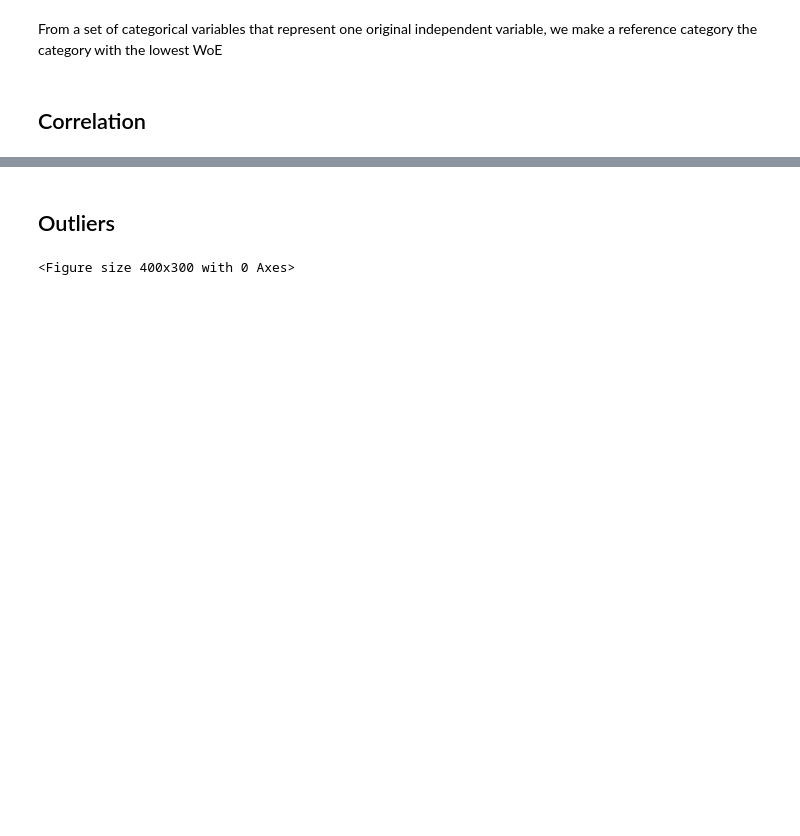
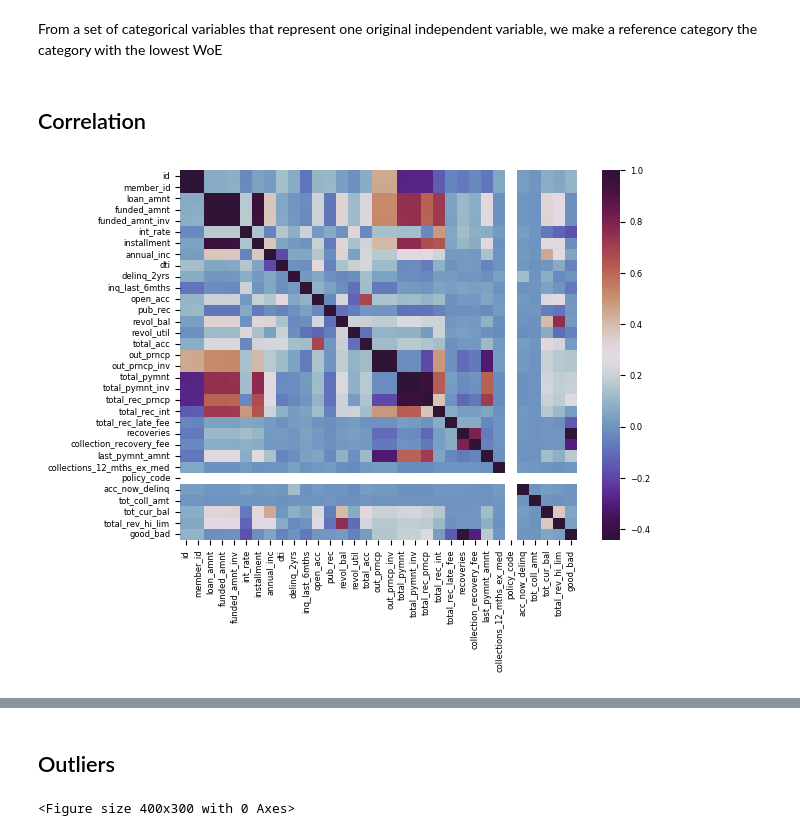
Before and after one commit to joaoaugustofrei/project_credit_analysis, a Jupyter notebook: loan_project/pre_processing.ipynb, the cells around one changed output, grey strips where cells are left out. Cells and saved outputs as stored; diff of their text form; code cells hidden in the pictures; blank space fills up the shorter version.

```diff
--- a/loan_project/pre_processing.ipynb
+++ b/loan_project/pre_processing.ipynb
@@ -261,9 +271,5 @@ imputer.statistics_
 array([81539., 22800.])
 # %%
 # Dropping features with very high percentage of missing values
-loan_df.drop(columns = ['Unnamed: 0', 'desc', 'mths_since_last_delinq', 'mths_since_last_record', 'annual_inc_joint', 'annual_inc_joint'
-                        , 'dti_joint', 'open_acc_6m', 'open_il_6m', 'open_il_12m', 'open_il_24m', 'next_pymnt_d'
-                        , 'mths_since_last_major_derog', 'verification_status_joint', 'mths_since_rcnt_il', 'total_bal_il'
-                        , 'il_util', 'open_rv_12m', 'open_rv_24m', 'max_bal_bc', 'all_util', 'inq_fi', 'total_cu_tl'
-                        , 'inq_last_12m']
+loan_df.drop(columns = ['Unnamed: 0', 'desc', 'mths_since_last_delinq', 'mths_since_last_record',       'annual_inc_joint', 'annual_inc_joint', 'dti_joint', 'open_acc_6m', 'open_il_6m', 'open_il_12m', 'open_il_24m', 'next_pymnt_d', 'mths_since_last_major_derog', 'verification_status_joint', 'mths_since_rcnt_il', 'total_bal_il', 'il_util', 'open_rv_12m', 'open_rv_24m', 'max_bal_bc', 'all_util', 'inq_fi', 'total_cu_tl', 'inq_last_12m', 'policy_code']
              , inplace = True)
@@ -557,0 +556,9 @@ sns.heatmap(correlation_matrix, xticklabels=column_names, yticklabels=column_nam
+# %%
+# Heatmap of pairwise correlations
+correlation_matrix = loan_df.corr()
+correlation_matrix
+
+column_names = correlation_matrix.columns
+sns.heatmap(correlation_matrix, cmap= "twilight_shifted");
+# %% [output]
+[figure, added]
```
Also changed, not shown: parts of 11 cells of this notebook.
